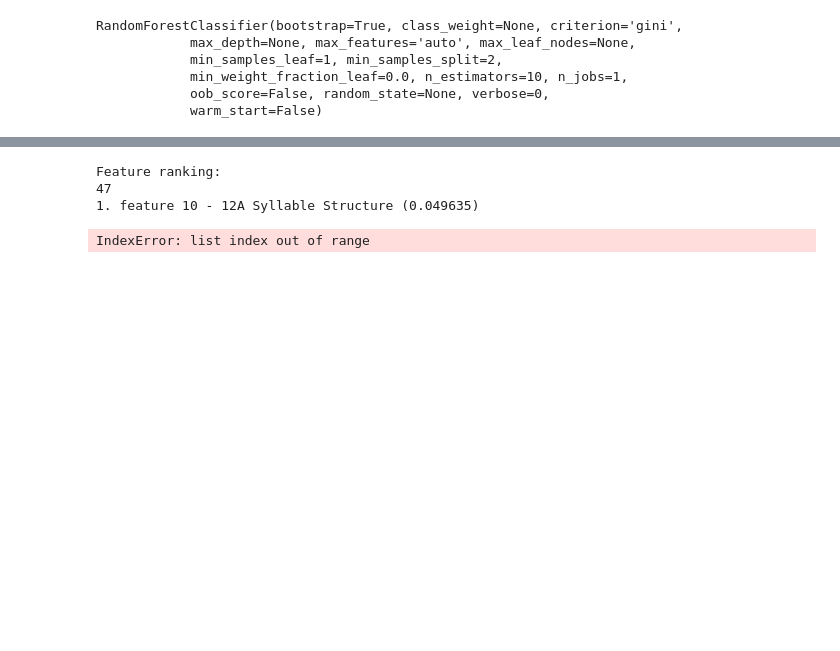
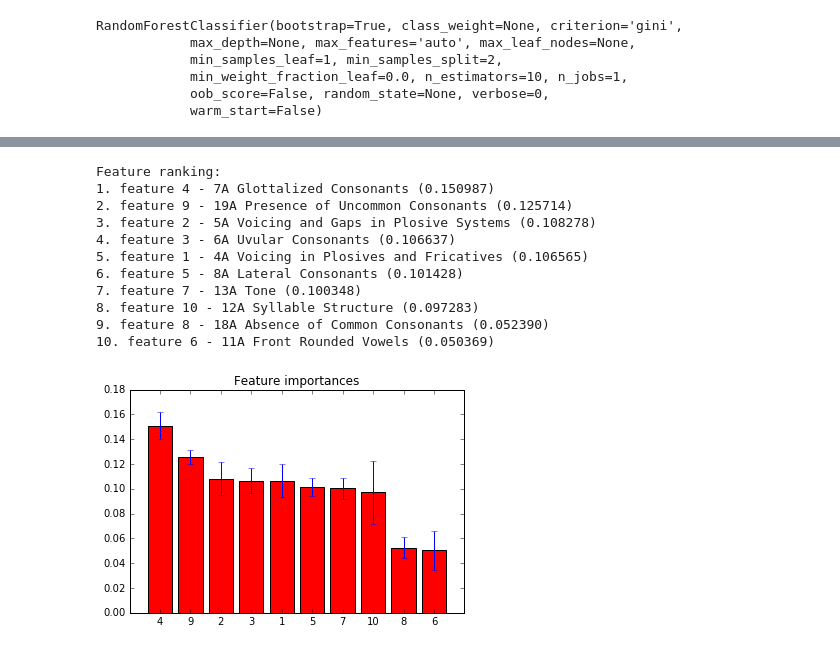
Before and after one commit to ersanchezo/Climate_Language, a Jupyter notebook: Climate_Language(V3).ipynb, the cells around one changed output, grey strips where cells are left out. Saved outputs shown, nothing was run; the diff lists cells and outputs as text; code cells hidden in the pictures; blank space fills up the shorter version.

```diff
--- a/Climate_Language(V3).ipynb
+++ b/Climate_Language(V3).ipynb
@@ -376,33 +400,45 @@ df_confusion
 # %%
 #Feature Importance
 importances = trained_model.feature_importances_
 std = np.std([tree.feature_importances_ for tree in trained_model.estimators_],
              axis=0)
 
-indices = np.argsort(importances)[::-1]
-
+importances = importances.tolist()
 
 # Print the feature ranking
 print("Feature ranking:")
 
 X = np.asarray(x_phon)
-print(X.shape[1])
 
-for f in range(0,X.shape[1]):
-    print("%d. feature %d - %s (%f)" % (f+1 , indices[f] + 1, phon_feat[indices[f]], importances[indices[f]]))
 
+importances = feat_imp_ohe(enc.feature_indices_, enc.active_features_, importances)
+
+indices = np.argsort(importances)[::-1]
+
+for f in range(0,len(importances)):
+    print("%d. feature %d - %s (%f)" % ( f + 1 , indices[f] + 1, phon_feat[indices[f]], importances[indices[f]]))
+
+importances = np.asarray(importances)
 plt.figure()
 plt.title("Feature importances")
-plt.bar(range(X.shape[1]), importances[indices],
+plt.bar(range(len(importances)), importances[indices],
        color="r", yerr=std[indices], align="center")
-plt.xticks(range(X.shape[1]), (indices+1))
-plt.xlim([-1, X.shape[1]])
+plt.xticks(range(len(importances)), (indices+1))
+plt.xlim([-1, len(importances)])
 plt.show()
 # %% [output]
 Feature ranking:
-47
-1. feature 10 - 12A Syllable Structure (0.049635)
+1. feature 4 - 7A Glottalized Consonants (0.150987)
+2. feature 9 - 19A Presence of Uncommon Consonants (0.125714)
+3. feature 2 - 5A Voicing and Gaps in Plosive Systems (0.108278)
+4. feature 3 - 6A Uvular Consonants (0.106637)
+5. feature 1 - 4A Voicing in Plosives and Fricatives (0.106565)
+6. feature 5 - 8A Lateral Consonants (0.101428)
+7. feature 7 - 13A Tone (0.100348)
+8. feature 10 - 12A Syllable Structure (0.097283)
+9. feature 8 - 18A Absence of Common Consonants (0.052390)
+10. feature 6 - 11A Front Rounded Vowels (0.050369)
-IndexError: list index out of range
+[figure, added]
 # %%
 #Extra Tree Classifier
 from sklearn.ensemble import ExtraTreesClassifier
```
Also changed, not shown: parts of 53 cells of this notebook.
